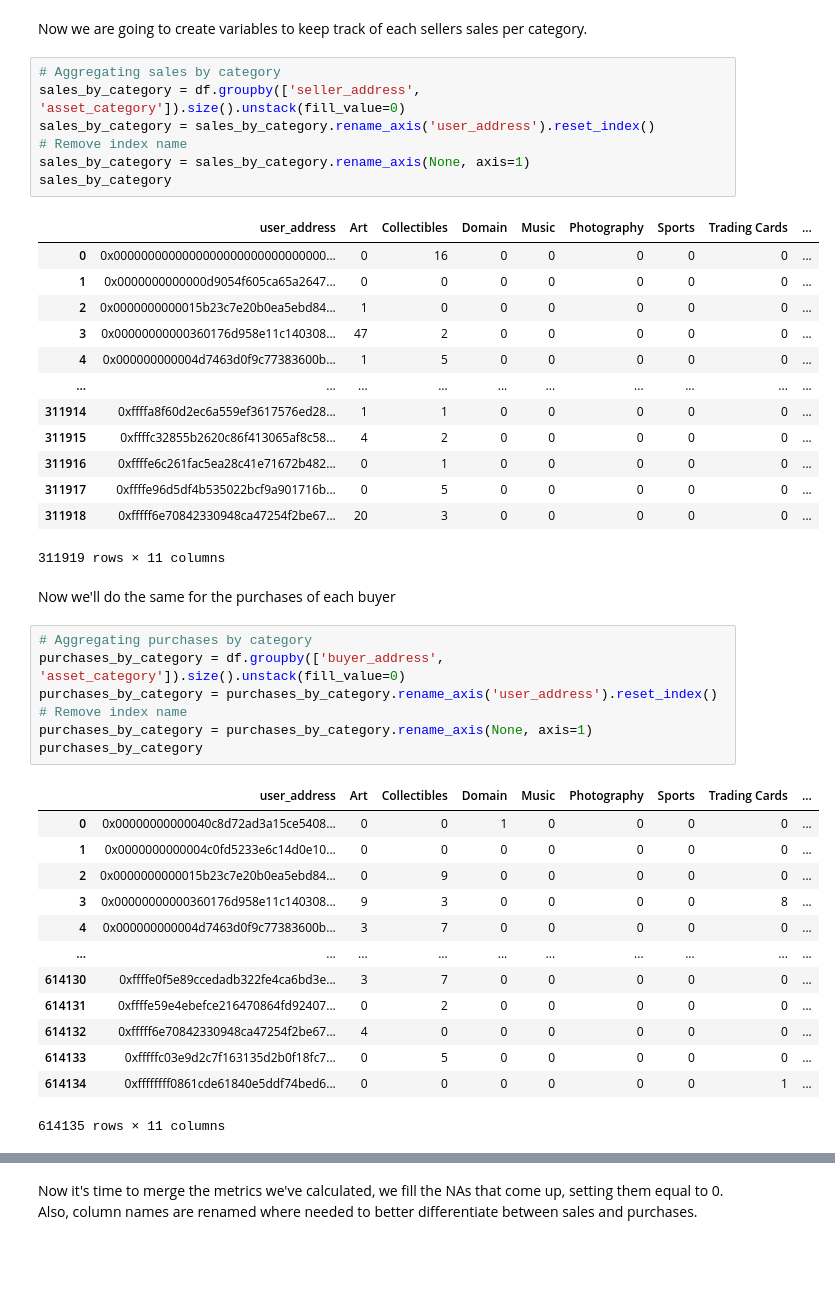
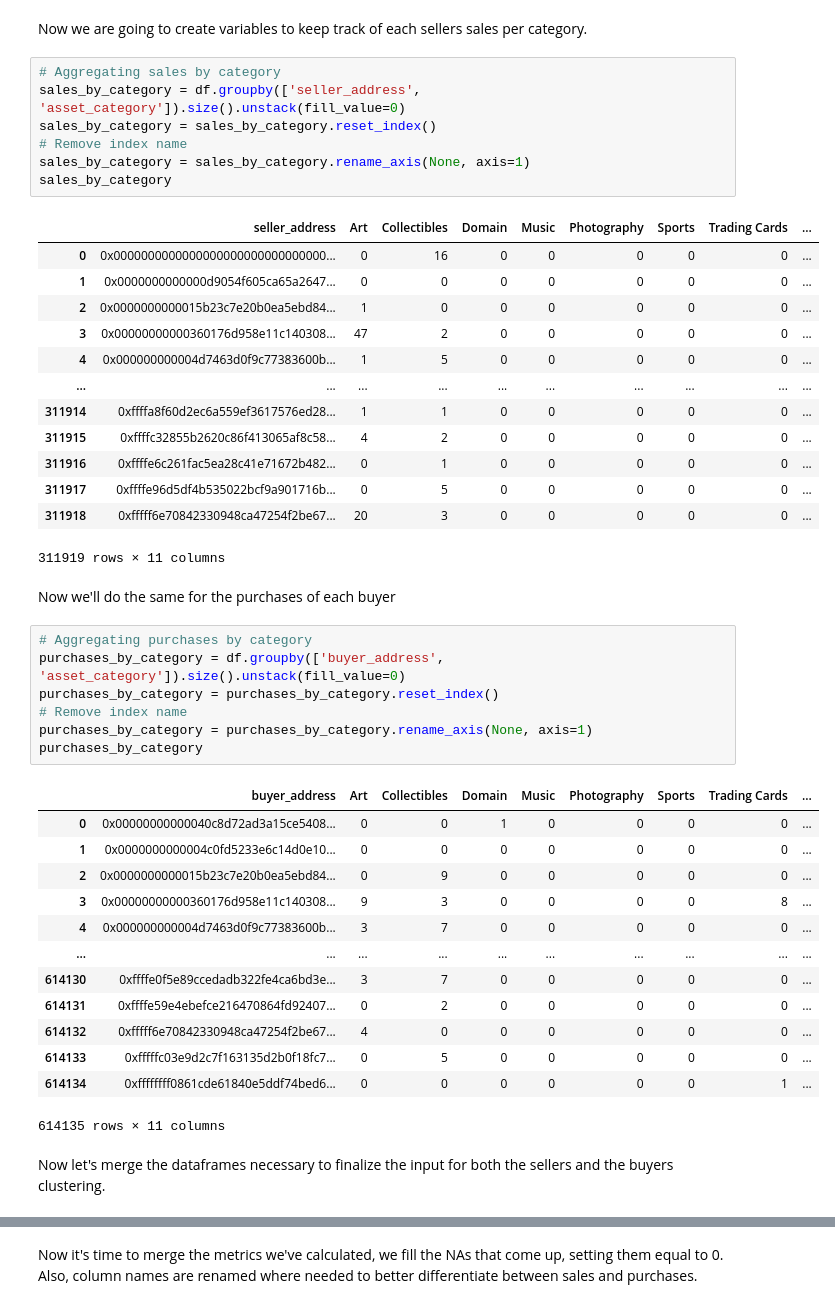
Before and after one commit to HliasMpGH/digital-transactions-mining, a Jupyter notebook: data_mining/clustering/clustering.ipynb, the cells around one changed output, grey strips where cells are left out. Saved outputs shown, nothing was run; the diff lists cells and outputs as text; blank space fills up the shorter version.

Commit message:
Implement clustering

```diff
--- a/data_mining/clustering/clustering.ipynb
+++ b/data_mining/clustering/clustering.ipynb
@@ -175,12 +201,12 @@ Now we are going to create variables to keep track of each sellers sales per cat
 # %%
 # Aggregating sales by category
 sales_by_category = df.groupby(['seller_address', 'asset_category']).size().unstack(fill_value=0)
-sales_by_category = sales_by_category.rename_axis('user_address').reset_index()
+sales_by_category = sales_by_category.reset_index()
 # Remove index name
 sales_by_category = sales_by_category.rename_axis(None, axis=1)
 sales_by_category
 # %% [output]
-|  | user_address | Art | Collectibles | Domain | Music | Photography | Sports | Trading Cards | ... |
+|  | seller_address | Art | Collectibles | Domain | Music | Photography | Sports | Trading Cards | ... |
 | 0 | 0x0000000000000000000000000000000... | 0 | 16 | 0 | 0 | 0 | 0 | 0 | ... |
 | 1 | 0x0000000000000d9054f605ca65a2647... | 0 | 0 | 0 | 0 | 0 | 0 | 0 | ... |
 | 2 | 0x0000000000015b23c7e20b0ea5ebd84... | 1 | 0 | 0 | 0 | 0 | 0 | 0 | ... |
@@ -198,12 +224,12 @@ Now we'll do the same for the purchases of each buyer
 # %%
 # Aggregating purchases by category
 purchases_by_category = df.groupby(['buyer_address', 'asset_category']).size().unstack(fill_value=0)
-purchases_by_category = purchases_by_category.rename_axis('user_address').reset_index()
+purchases_by_category = purchases_by_category.reset_index()
 # Remove index name
 purchases_by_category = purchases_by_category.rename_axis(None, axis=1)
 purchases_by_category
 # %% [output]
-|  | user_address | Art | Collectibles | Domain | Music | Photography | Sports | Trading Cards | ... |
+|  | buyer_address | Art | Collectibles | Domain | Music | Photography | Sports | Trading Cards | ... |
 | 0 | 0x00000000000040c8d72ad3a15ce5408... | 0 | 0 | 1 | 0 | 0 | 0 | 0 | ... |
 | 1 | 0x0000000000004c0fd5233e6c14d0e10... | 0 | 0 | 0 | 0 | 0 | 0 | 0 | ... |
 | 2 | 0x0000000000015b23c7e20b0ea5ebd84... | 0 | 9 | 0 | 0 | 0 | 0 | 0 | ... |
@@ -216,3 +242,5 @@ purchases_by_category
 | 614133 | 0xfffffc03e9d2c7f163135d2b0f18fc7... | 0 | 5 | 0 | 0 | 0 | 0 | 0 | ... |
 | 614134 | 0xffffffff0861cde61840e5ddf74bed6... | 0 | 0 | 0 | 0 | 0 | 0 | 1 | ... |
 614135 rows × 11 columns
+# %% [markdown]
+Now let's merge the dataframes necessary to finalize the input for both the sellers and the buyers clustering.
```
Also changed, not shown: parts of 37 cells of this notebook, 8 other files.
